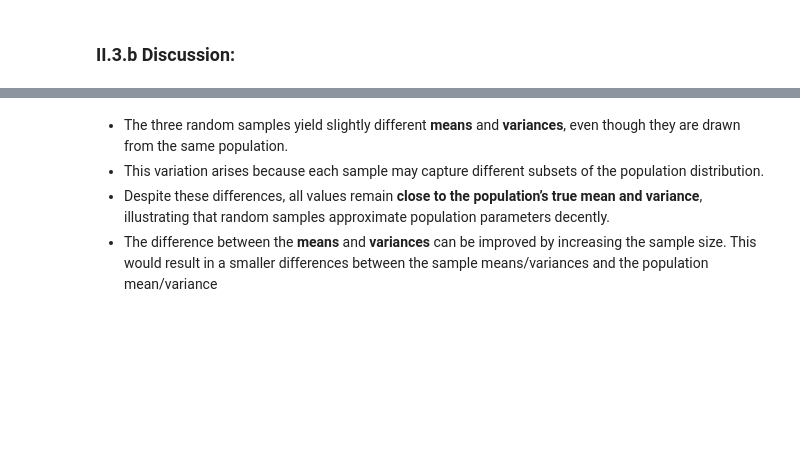
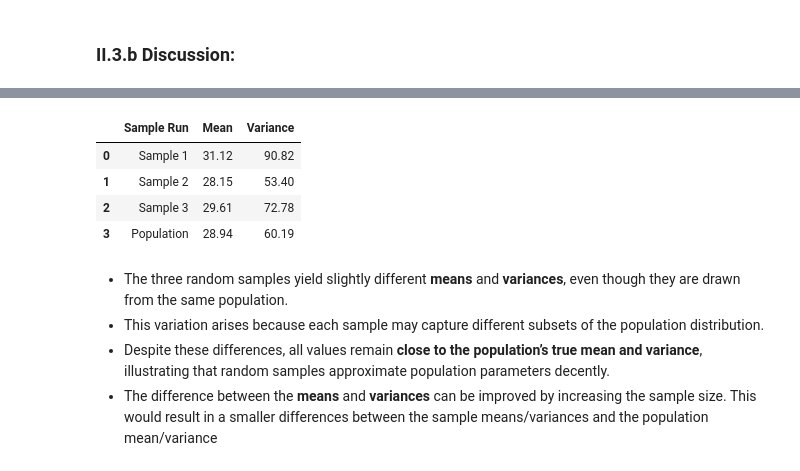
Before and after one commit to nguyenlehung1999/CSC405-Group10, a Jupyter notebook: StrokePred.ipynb, the cells around one changed output, grey strips where cells are left out. Saved outputs shown, nothing was run; the diff lists cells and outputs as text; code cells hidden in the pictures; blank space fills up the shorter version.

Commit message:
Added sample run table (Stage II 3.b Discussion)

```diff
--- a/StrokePred.ipynb
+++ b/StrokePred.ipynb
@@ -604,3 +596,18 @@ Sample 3 variance: 72.78
+# %%
+sample_stats = {
+    "Sample Run": ["Sample 1", "Sample 2", "Sample 3", "Population"],
+    "Mean": [31.12, 28.15, 29.61, df["bmi"].mean()],
+    "Variance": [90.82, 53.40, 72.78, df["bmi"].var()]
+}
+
+sample_df = pd.DataFrame(sample_stats).round(2)
+sample_df
+# %% [output]
+|  | Sample Run | Mean | Variance |
+| 0 | Sample 1 | 31.12 | 90.82 |
+| 1 | Sample 2 | 28.15 | 53.40 |
+| 2 | Sample 3 | 29.61 | 72.78 |
+| 3 | Population | 28.94 | 60.19 |
 # %% [markdown]
 
 - The three random samples yield slightly different **means** and **variances**, even though they are drawn from the same population.
```
Also changed, not shown: parts of 3 cells of this notebook, 1 other file.
